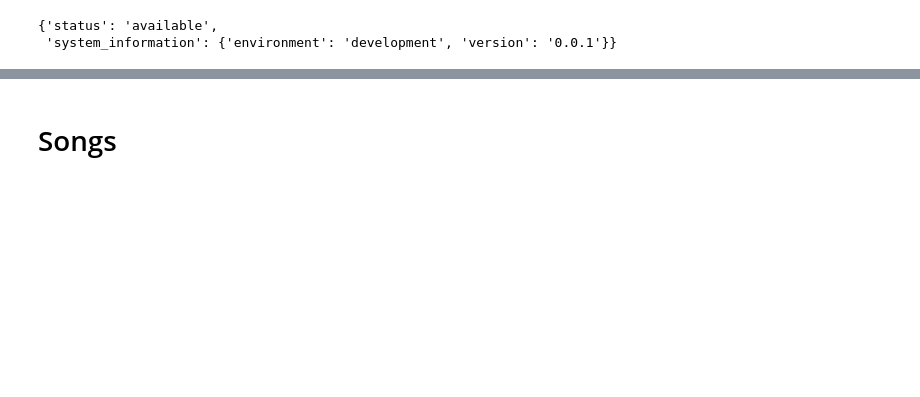
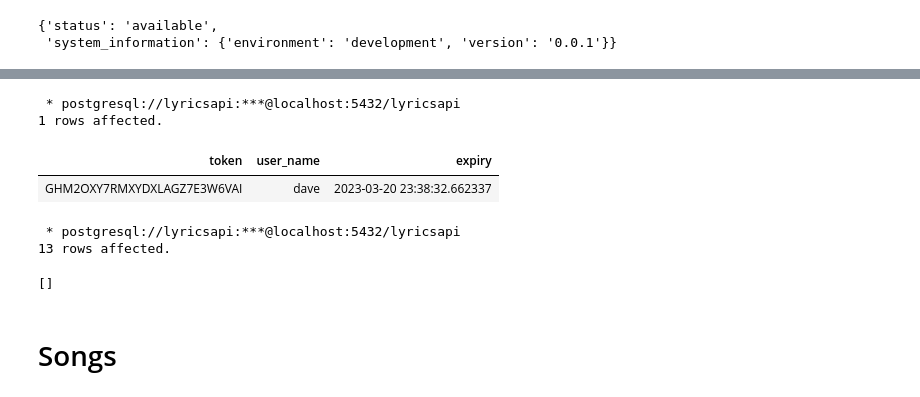
Before and after one commit to davidkuda/lyrics-api, a Jupyter notebook: tests.ipynb, the cells around one changed output, grey strips where cells are left out. Cells and saved outputs as stored; diff of their text form; code cells hidden in the pictures; blank space fills up the shorter version.

```diff
--- a/tests.ipynb
+++ b/tests.ipynb
@@ -46,3 +83,21 @@ r.get(url + "/healthz").json()
+# %%
+%%sql
+select *
+from sessions
+where token = 'GHM2OXY7RMXYDXLAGZ7E3W6VAI';
+# %% [output]
+ * postgresql://lyricsapi:***@localhost:5432/lyricsapi
+1 rows affected.
+| token | user_name | expiry |
+| GHM2OXY7RMXYDXLAGZ7E3W6VAI | dave | 2023-03-20 23:38:32.662337 |
+# %%
+%%sql
+DELETE FROM sessions
+WHERE expiry < NOW() + INTERVAL '1 day' ;
+# %% [output]
+ * postgresql://lyricsapi:***@localhost:5432/lyricsapi
+13 rows affected.
+[]
 # %% [markdown]
 # Songs
 # %%
```
Also changed, not shown: parts of 18 cells of this notebook.
